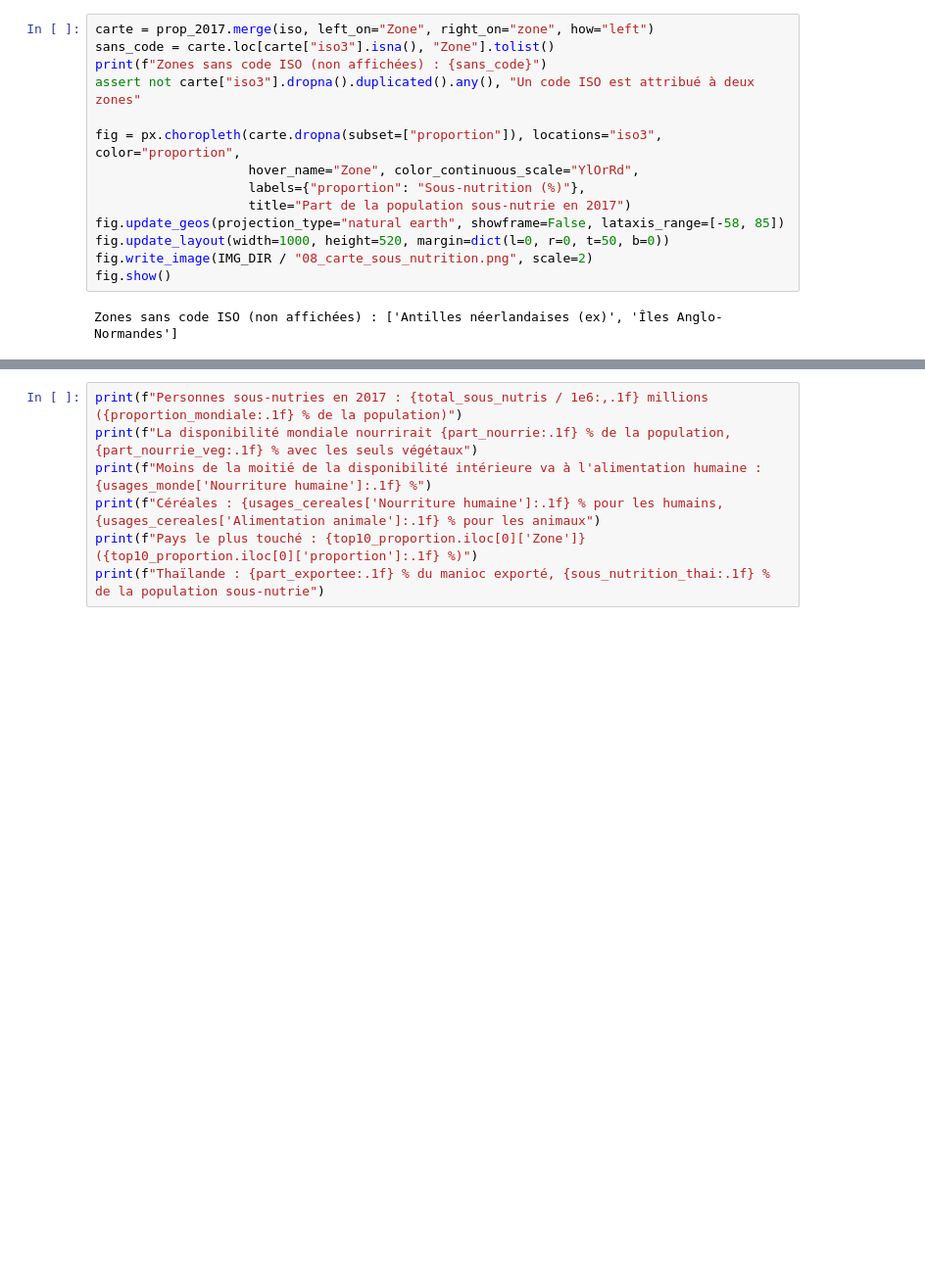
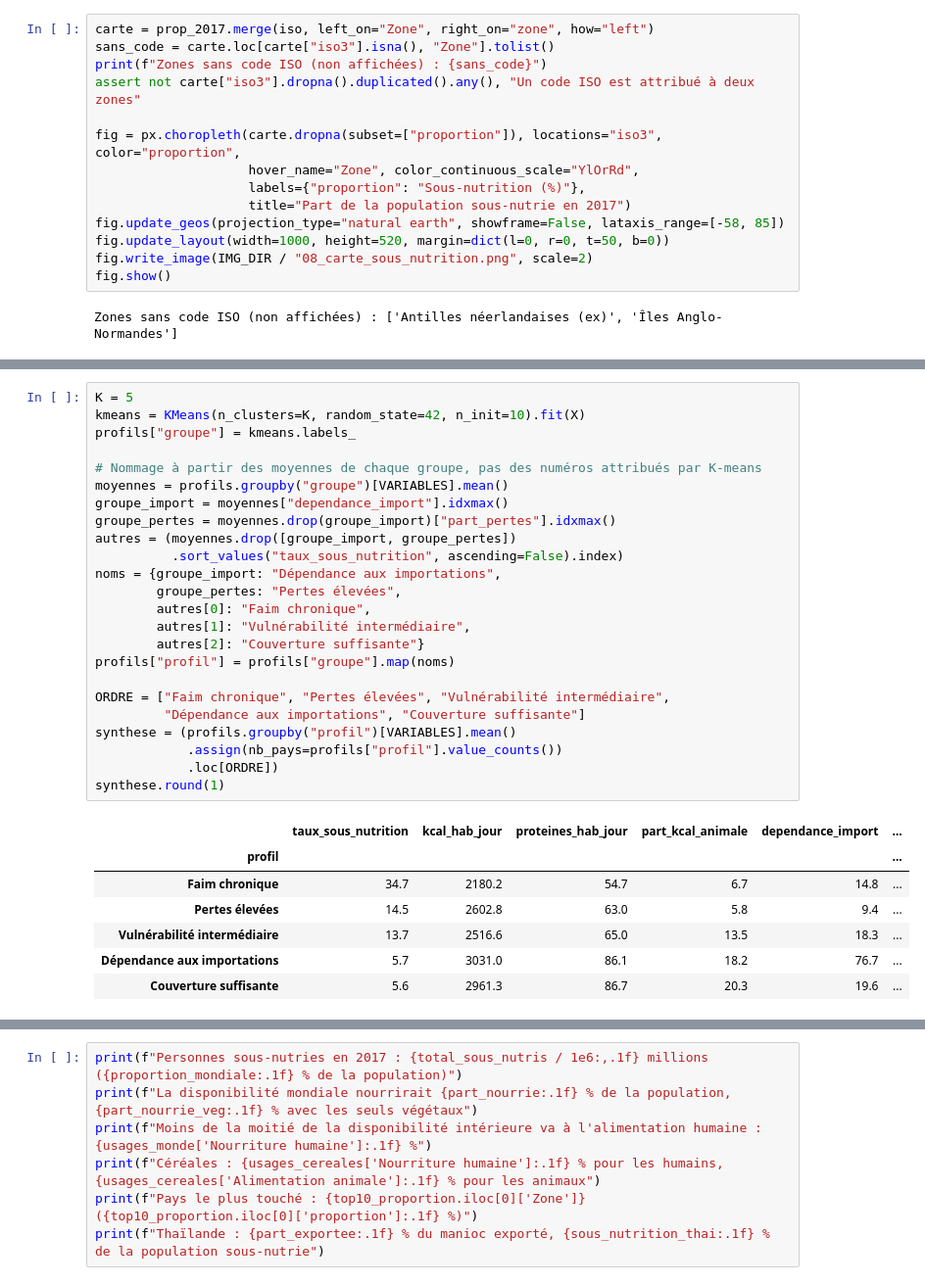
Before and after one commit to bader28-lab/global-undernutrition-fao-analysis, a Jupyter notebook: notebooks/fao_undernutrition_analysis.ipynb, the cells around one changed output, grey strips where cells are left out. Shown at 98% size. Cells and saved outputs as stored; diff of their text form; blank space fills up the shorter version.

```diff
--- a/notebooks/fao_undernutrition_analysis.ipynb
+++ b/notebooks/fao_undernutrition_analysis.ipynb
@@ -435,0 +537,32 @@ m
+# %%
+K = 5
+kmeans = KMeans(n_clusters=K, random_state=42, n_init=10).fit(X)
+profils["groupe"] = kmeans.labels_
+
+# Nommage à partir des moyennes de chaque groupe, pas des numéros attribués par K-means
+moyennes = profils.groupby("groupe")[VARIABLES].mean()
+groupe_import = moyennes["dependance_import"].idxmax()
+groupe_pertes = moyennes.drop(groupe_import)["part_pertes"].idxmax()
+autres = (moyennes.drop([groupe_import, groupe_pertes])
+          .sort_values("taux_sous_nutrition", ascending=False).index)
+noms = {groupe_import: "Dépendance aux importations",
+        groupe_pertes: "Pertes élevées",
+        autres[0]: "Faim chronique",
+        autres[1]: "Vulnérabilité intermédiaire",
+        autres[2]: "Couverture suffisante"}
+profils["profil"] = profils["groupe"].map(noms)
+
+ORDRE = ["Faim chronique", "Pertes élevées", "Vulnérabilité intermédiaire",
+         "Dépendance aux importations", "Couverture suffisante"]
+synthese = (profils.groupby("profil")[VARIABLES].mean()
+            .assign(nb_pays=profils["profil"].value_counts())
+            .loc[ORDRE])
+synthese.round(1)
+# %% [output]
+|  | taux_sous_nutrition | kcal_hab_jour | proteines_hab_jour | part_kcal_animale | dependance_import | ... |
+| profil |  |  |  |  |  | ... |
+| Faim chronique | 34.7 | 2180.2 | 54.7 | 6.7 | 14.8 | ... |
+| Pertes élevées | 14.5 | 2602.8 | 63.0 | 5.8 | 9.4 | ... |
+| Vulnérabilité intermédiaire | 13.7 | 2516.6 | 65.0 | 13.5 | 18.3 | ... |
+| Dépendance aux importations | 5.7 | 3031.0 | 86.1 | 18.2 | 76.7 | ... |
+| Couverture suffisante | 5.6 | 2961.3 | 86.7 | 20.3 | 19.6 | ... |
```
Also changed, not shown: parts of 11 cells of this notebook, 2 other files.
